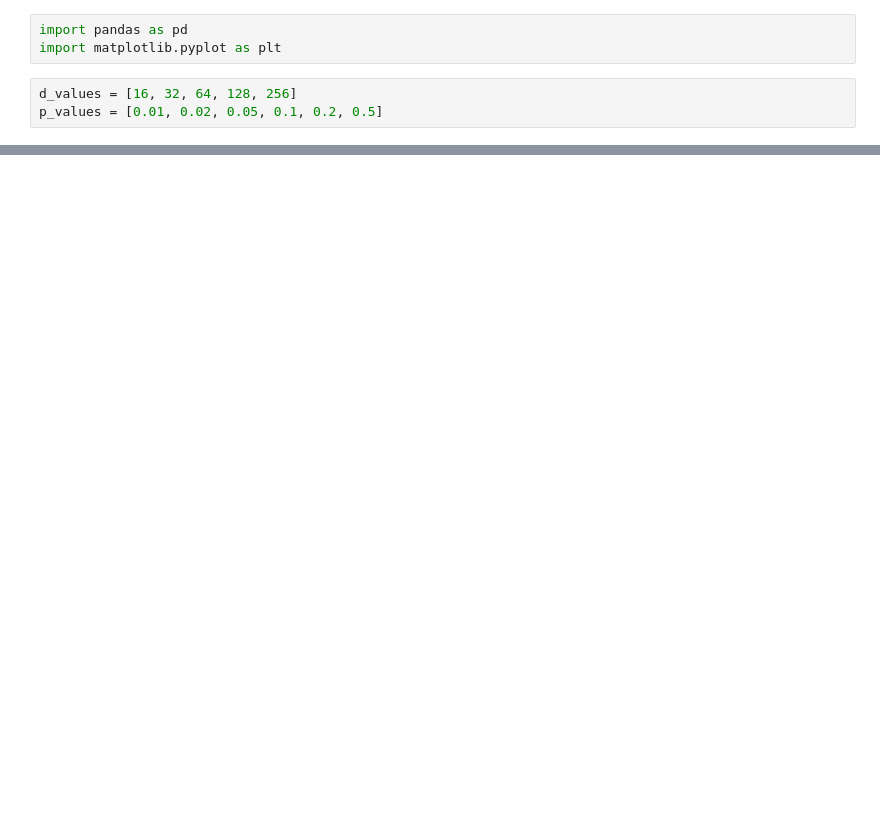
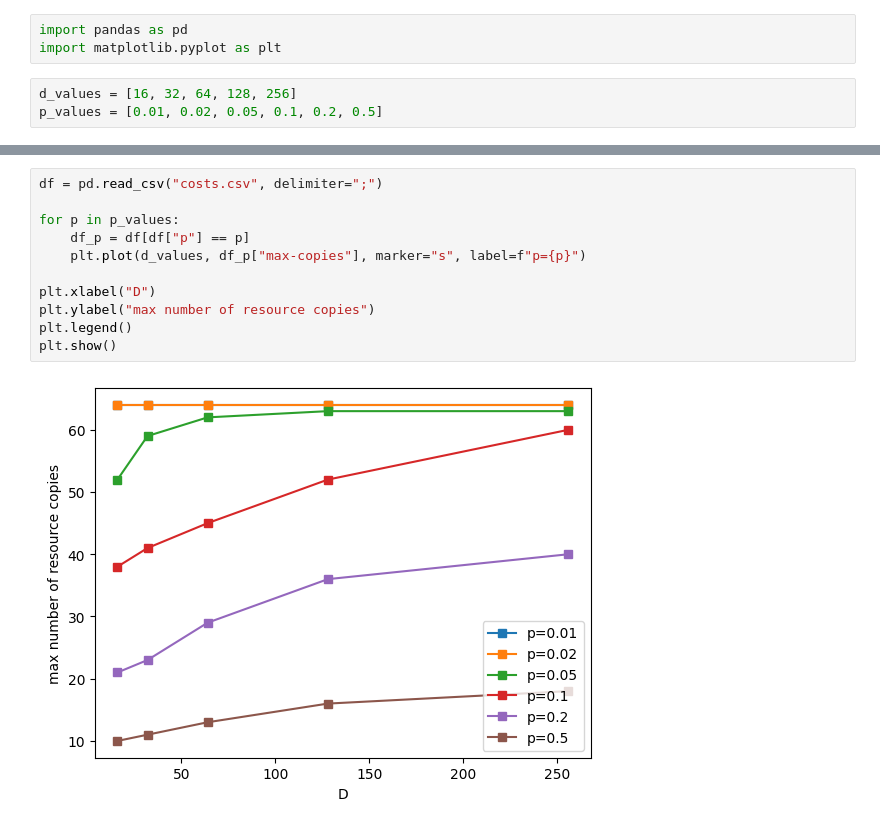
Before and after one commit to mikolajkrupinski/pwr-sem8, a Jupyter notebook: algorytmy-online/lista5/plots.ipynb, the cells around one changed output, grey strips where cells are left out. Cells and saved outputs as stored; diff of their text form; blank space fills up the shorter version.

```diff
--- a/algorytmy-online/lista5/plots.ipynb
+++ b/algorytmy-online/lista5/plots.ipynb
@@ -32,0 +46,13 @@ plt.show()
+# %%
+df = pd.read_csv("costs.csv", delimiter=";")
+
+for p in p_values:
+    df_p = df[df["p"] == p]
+    plt.plot(d_values, df_p["max-copies"], marker="s", label=f"p={p}")
+
+plt.xlabel("D")
+plt.ylabel("max number of resource copies")
+plt.legend()
+plt.show()
+# %% [output]
+[figure, added]
```
Also changed, not shown: parts of 3 cells of this notebook, 4 other files.
